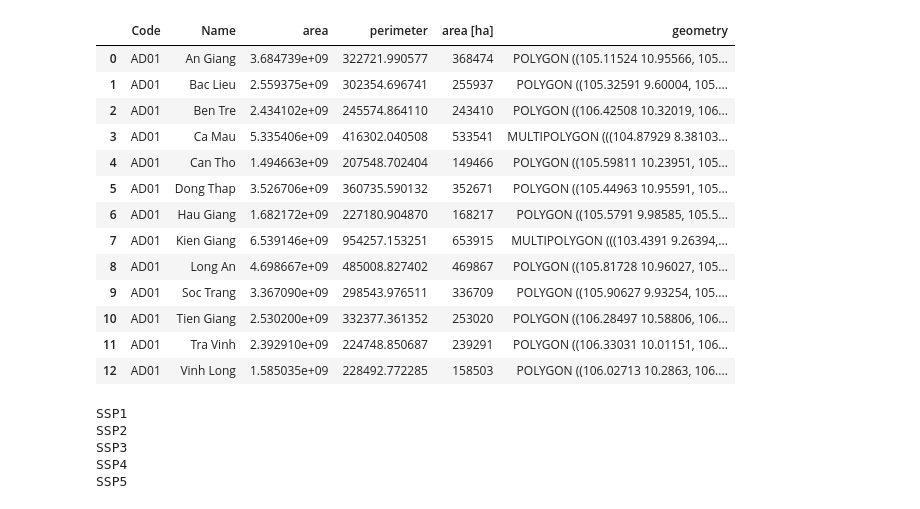
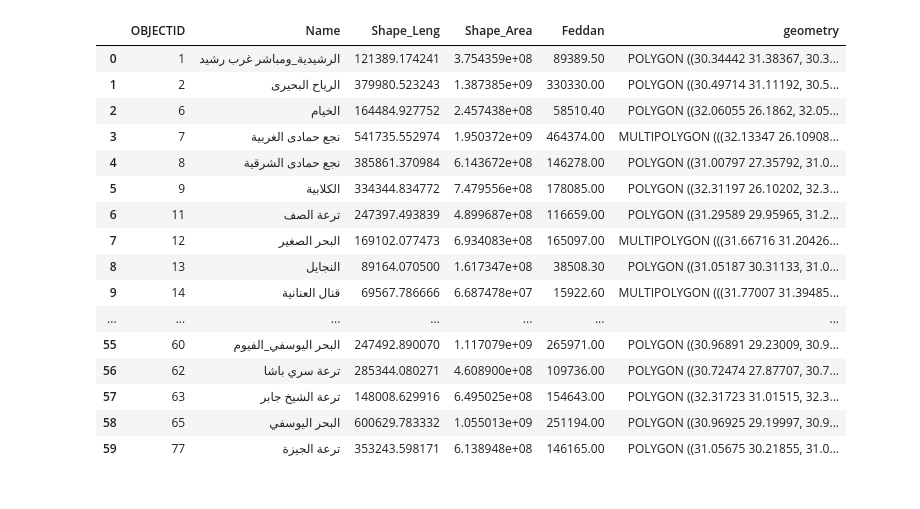
Before and after one commit to Deltares-research/Food-Security, a Jupyter notebook: notebooks/zonal-statistics-ssp.ipynb, the cells around one changed output. Cells and saved outputs as stored; diff of their text form; code cells hidden in the pictures.

```diff
--- a/notebooks/zonal-statistics-ssp.ipynb
+++ b/notebooks/zonal-statistics-ssp.ipynb
@@ -19,23 +20,27 @@ github_dir = (
     pathlib.Path("~").expanduser().resolve() / "projects/food-security/Food-Security/"
 )
 # %%
-communes_gdf = gpd.read_file(src_dir / "provinces_area.shp")
+communes_gdf = gpd.read_file(src_dir / "Final2_Command_Area.shp")
+communes_gdf = communes_gdf.to_crs("EPSG:4326")
 communes_gdf
 # %% [output]
-|  | Code | Name | area | perimeter | area [ha] | geometry |
-| 0 | AD01 | An Giang | 3.684739e+09 | 322721.990577 | 368474 | POLYGON ((105.11524 10.95566, 105... |
-| 1 | AD01 | Bac Lieu | 2.559375e+09 | 302354.696741 | 255937 | POLYGON ((105.32591 9.60004, 105.... |
-| 2 | AD01 | Ben Tre | 2.434102e+09 | 245574.864110 | 243410 | POLYGON ((106.42508 10.32019, 106... |
-| 3 | AD01 | Ca Mau | 5.335406e+09 | 416302.040508 | 533541 | MULTIPOLYGON (((104.87929 8.38103... |
-| 4 | AD01 | Can Tho | 1.494663e+09 | 207548.702404 | 149466 | POLYGON ((105.59811 10.23951, 105... |
-| 5 | AD01 | Dong Thap | 3.526706e+09 | 360735.590132 | 352671 | POLYGON ((105.44963 10.95591, 105... |
-| 6 | AD01 | Hau Giang | 1.682172e+09 | 227180.904870 | 168217 | POLYGON ((105.5791 9.98585, 105.5... |
-| 7 | AD01 | Kien Giang | 6.539146e+09 | 954257.153251 | 653915 | MULTIPOLYGON (((103.4391 9.26394,... |
-| 8 | AD01 | Long An | 4.698667e+09 | 485008.827402 | 469867 | POLYGON ((105.81728 10.96027, 105... |
-| 9 | AD01 | Soc Trang | 3.367090e+09 | 298543.976511 | 336709 | POLYGON ((105.90627 9.93254, 105.... |
-| 10 | AD01 | Tien Giang | 2.530200e+09 | 332377.361352 | 253020 | POLYGON ((106.28497 10.58806, 106... |
-| 11 | AD01 | Tra Vinh | 2.392910e+09 | 224748.850687 | 239291 | POLYGON ((106.33031 10.01151, 106... |
-| 12 | AD01 | Vinh Long | 1.585035e+09 | 228492.772285 | 158503 | POLYGON ((106.02713 10.2863, 106.... |
+|  | OBJECTID | Name | Shape_Leng | Shape_Area | Feddan | geometry |
+| 0 | 1 | الرشيدية_ومباشر غرب رشيد | 121389.174241 | 3.754359e+08 | 89389.50 | POLYGON ((30.34442 31.38367, 30.3... |
+| 1 | 2 | الرياح البحيرى | 379980.523243 | 1.387385e+09 | 330330.00 | POLYGON ((30.49714 31.11192, 30.5... |
+| 2 | 6 | الخيام | 164484.927752 | 2.457438e+08 | 58510.40 | POLYGON ((32.06055 26.1862, 32.05... |
+| 3 | 7 | نجع حمادى الغربية | 541735.552974 | 1.950372e+09 | 464374.00 | MULTIPOLYGON (((32.13347 26.10908... |
+| 4 | 8 | نجع حمادى الشرقية | 385861.370984 | 6.143672e+08 | 146278.00 | POLYGON ((31.00797 27.35792, 31.0... |
+| 5 | 9 | الكلابية | 334344.834772 | 7.479556e+08 | 178085.00 | POLYGON ((32.31197 26.10202, 32.3... |
+| 6 | 11 | ترعة الصف | 247397.493839 | 4.899687e+08 | 116659.00 | POLYGON ((31.29589 29.95965, 31.2... |
+| 7 | 12 | البحر الصغير | 169102.077473 | 6.934083e+08 | 165097.00 | MULTIPOLYGON (((31.66716 31.20426... |
+| 8 | 13 | النجايل | 89164.070500 | 1.617347e+08 | 38508.30 | POLYGON ((31.05187 30.31133, 31.0... |
+| 9 | 14 | قنال العنانية | 69567.786666 | 6.687478e+07 | 15922.60 | MULTIPOLYGON (((31.77007 31.39485... |
+| ... | ... | ... | ... | ... | ... | ... |
+| 55 | 60 | البحر اليوسفي_الفيوم | 247492.890070 | 1.117079e+09 | 265971.00 | POLYGON ((30.96891 29.23009, 30.9... |
+| 56 | 62 | ترعة سري باشا | 285344.080271 | 4.608900e+08 | 109736.00 | POLYGON ((30.72474 27.87707, 30.7... |
+| 57 | 63 | ترعة الشيخ جابر | 148008.629916 | 6.495025e+08 | 154643.00 | POLYGON ((32.31723 31.01515, 32.3... |
+| 58 | 65 | البحر اليوسفي | 600629.783332 | 1.055013e+09 | 251194.00 | POLYGON ((30.96925 29.19997, 30.9... |
+| 59 | 77 | ترعة الجيزة | 353243.598171 | 6.138948e+08 | 146165.00 | POLYGON ((31.05675 30.21855, 31.0... |
 # %%
 def create_population_raster(zip_file, tif_file, tfw_file):
     # Get correct transform from tfw file. Order seems to be messed up.
@@ -135,14 +140,14 @@ df_dict = {
     "GDP": [],
     "population": [],
 }
-for ssp in SSPs:
-    print(ssp)
+for ssp in tqdm(SSPs):
+    # print(ssp)
     gdp_raster = read_zipped_tif_file(gdp_files[ssp]["zip"], gdp_files[ssp]["tif"])
     pop_raster = create_population_raster(
         pop_files[ssp]["zip"], pop_files[ssp]["tif"], pop_files[ssp]["tfw"]
     )
 
-    for name in names:
+    for name in tqdm(names):
         commune_geometry = communes_gdf[communes_gdf["Name"] == name]["geometry"]
 
         gdp = zonal_statistics(commune_geometry, gdp_raster)
@@ -154,10 +159,4 @@ for ssp in SSPs:
         df_dict["population"].append(pop)
 
 df = pd.DataFrame(df_dict)
-# %% [output]
-SSP1
-SSP2
-SSP3
-SSP4
-SSP5
 # %%
```
Also changed, not shown: parts of 3 cells of this notebook, 8 other files.
